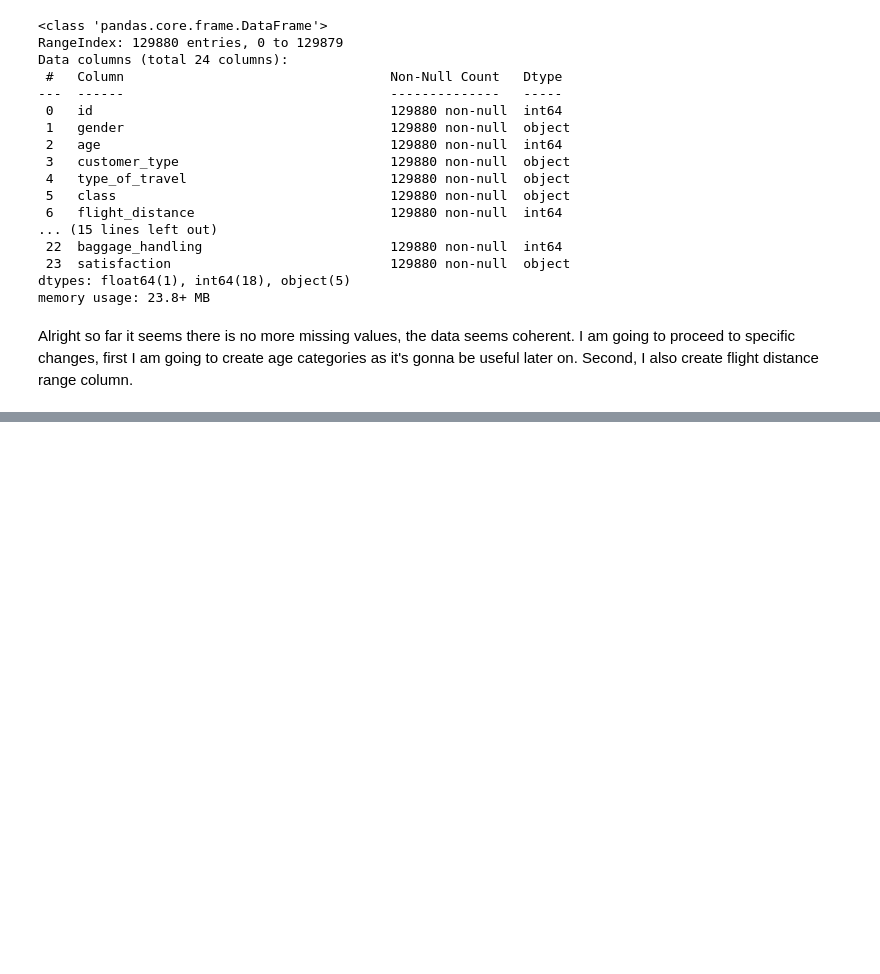
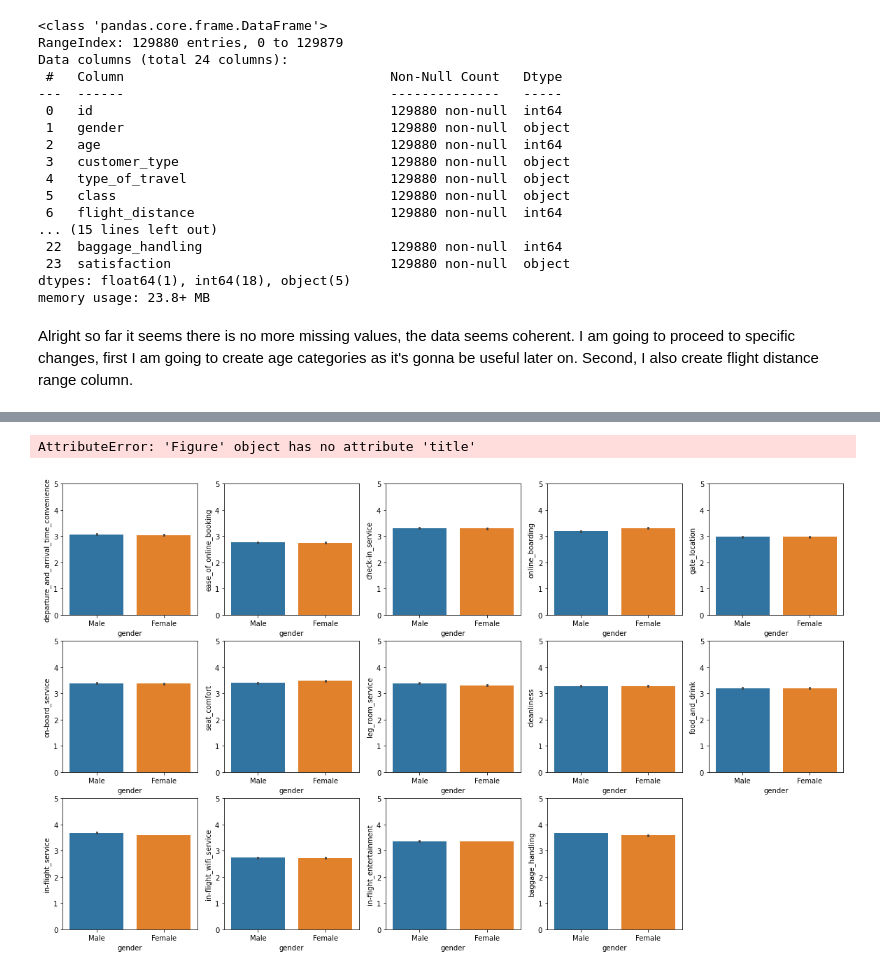
Before and after one commit to Yurhigz/Airline-Passenger-Satisfaction, a Jupyter notebook: Python Script.ipynb, the cells around one changed output, grey strips where cells are left out. Cells and saved outputs as stored; diff of their text form; code cells hidden in the pictures; blank space fills up the shorter version.

```diff
--- a/Python Script.ipynb
+++ b/Python Script.ipynb
@@ -200,0 +184,13 @@ round(df.groupby('gender')[features].mean(),2)
+# %%
+fig = plt.figure(figsize = (20,20))
+
+i=1
+for feature in features:
+    plt.subplot(5,5,i)
+    plt.ylim(0,5)
+    ax = sns.barplot(data = df , x = df.gender , y =df[feature])
+    i +=1
+plt.show()
+# %% [output]
+AttributeError: 'Figure' object has no attribute 'title'
+[figure, added]
```
Also changed, not shown: parts of 54 cells of this notebook.
